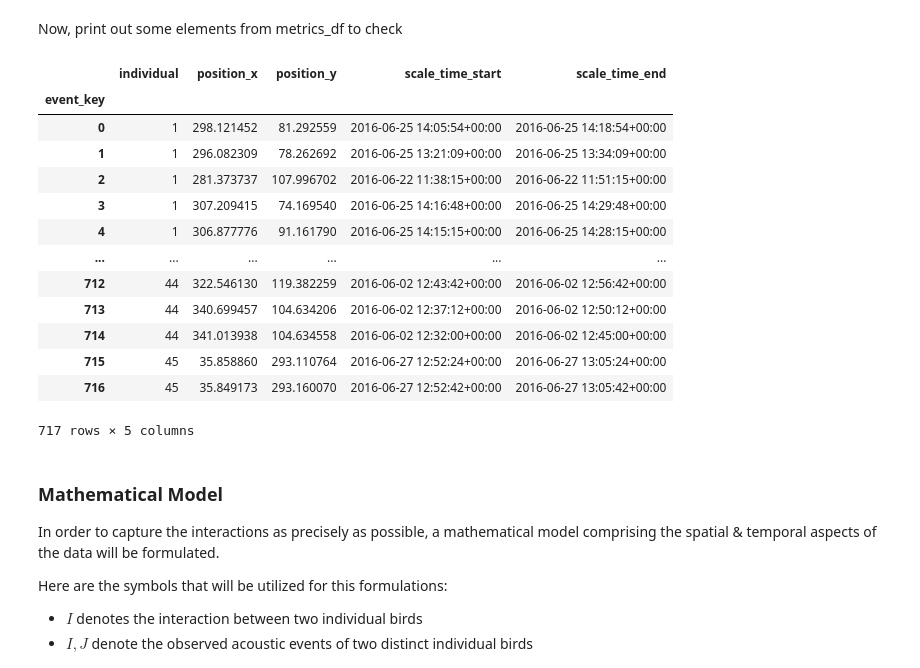
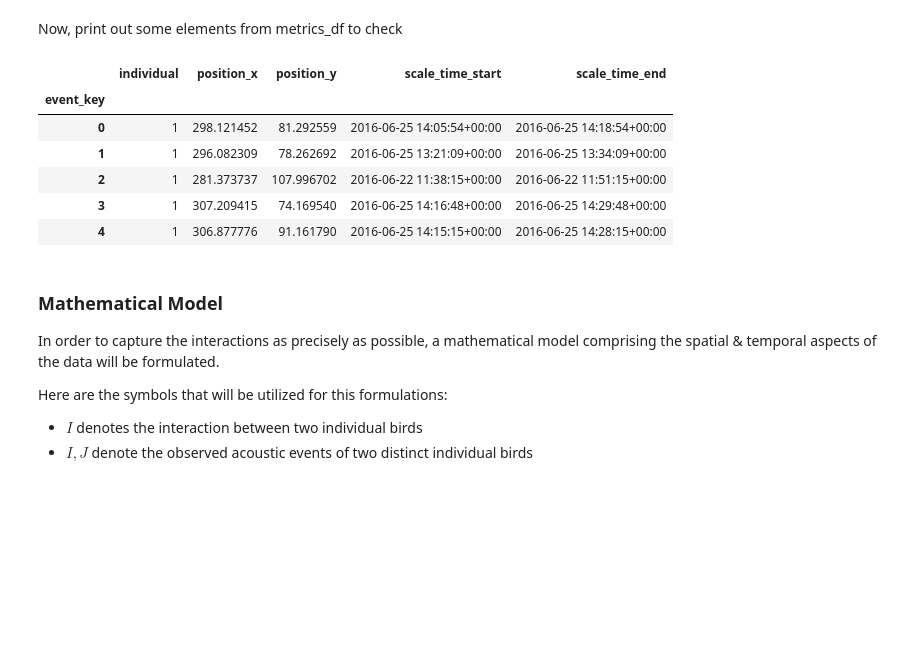
Before and after one commit to andChen2026/Bird_Network_Interactions_Analyzer, a Jupyter notebook: bioacoustics_data_analysis.ipynb, the cells around one changed output. Drawn from its saved outputs; the diff is of its cells as text; code cells hidden in the pictures; blank space fills up the shorter version.

```diff
--- a/bioacoustics_data_analysis.ipynb
+++ b/bioacoustics_data_analysis.ipynb
@@ -305,22 +294,15 @@ len(ind_overlap)
 # %% [markdown]
 Now, print out some elements from metrics_df to check
 # %%
-metrics_df
+metrics_df.head()
 # %% [output]
 |  | individual | position_x | position_y | scale_time_start | scale_time_end |
 | event_key |  |  |  |  |  |
 | 0 | 1 | 298.121452 | 81.292559 | 2016-06-25 14:05:54+00:00 | 2016-06-25 14:18:54+00:00 |
 | 1 | 1 | 296.082309 | 78.262692 | 2016-06-25 13:21:09+00:00 | 2016-06-25 13:34:09+00:00 |
 | 2 | 1 | 281.373737 | 107.996702 | 2016-06-22 11:38:15+00:00 | 2016-06-22 11:51:15+00:00 |
 | 3 | 1 | 307.209415 | 74.169540 | 2016-06-25 14:16:48+00:00 | 2016-06-25 14:29:48+00:00 |
 | 4 | 1 | 306.877776 | 91.161790 | 2016-06-25 14:15:15+00:00 | 2016-06-25 14:28:15+00:00 |
-| ... | ... | ... | ... | ... | ... |
-| 712 | 44 | 322.546130 | 119.382259 | 2016-06-02 12:43:42+00:00 | 2016-06-02 12:56:42+00:00 |
-| 713 | 44 | 340.699457 | 104.634206 | 2016-06-02 12:37:12+00:00 | 2016-06-02 12:50:12+00:00 |
-| 714 | 44 | 341.013938 | 104.634558 | 2016-06-02 12:32:00+00:00 | 2016-06-02 12:45:00+00:00 |
-| 715 | 45 | 35.858860 | 293.110764 | 2016-06-27 12:52:24+00:00 | 2016-06-27 13:05:24+00:00 |
-| 716 | 45 | 35.849173 | 293.160070 | 2016-06-27 12:52:42+00:00 | 2016-06-27 13:05:42+00:00 |
-717 rows × 5 columns
 # %% [markdown]
 ### Mathematical Model
 In order to capture the interactions as precisely as possible, a mathematical model comprising the spatial & temporal aspects of the data will be formulated.
```
Also changed, not shown: parts of 2 cells of this notebook.
